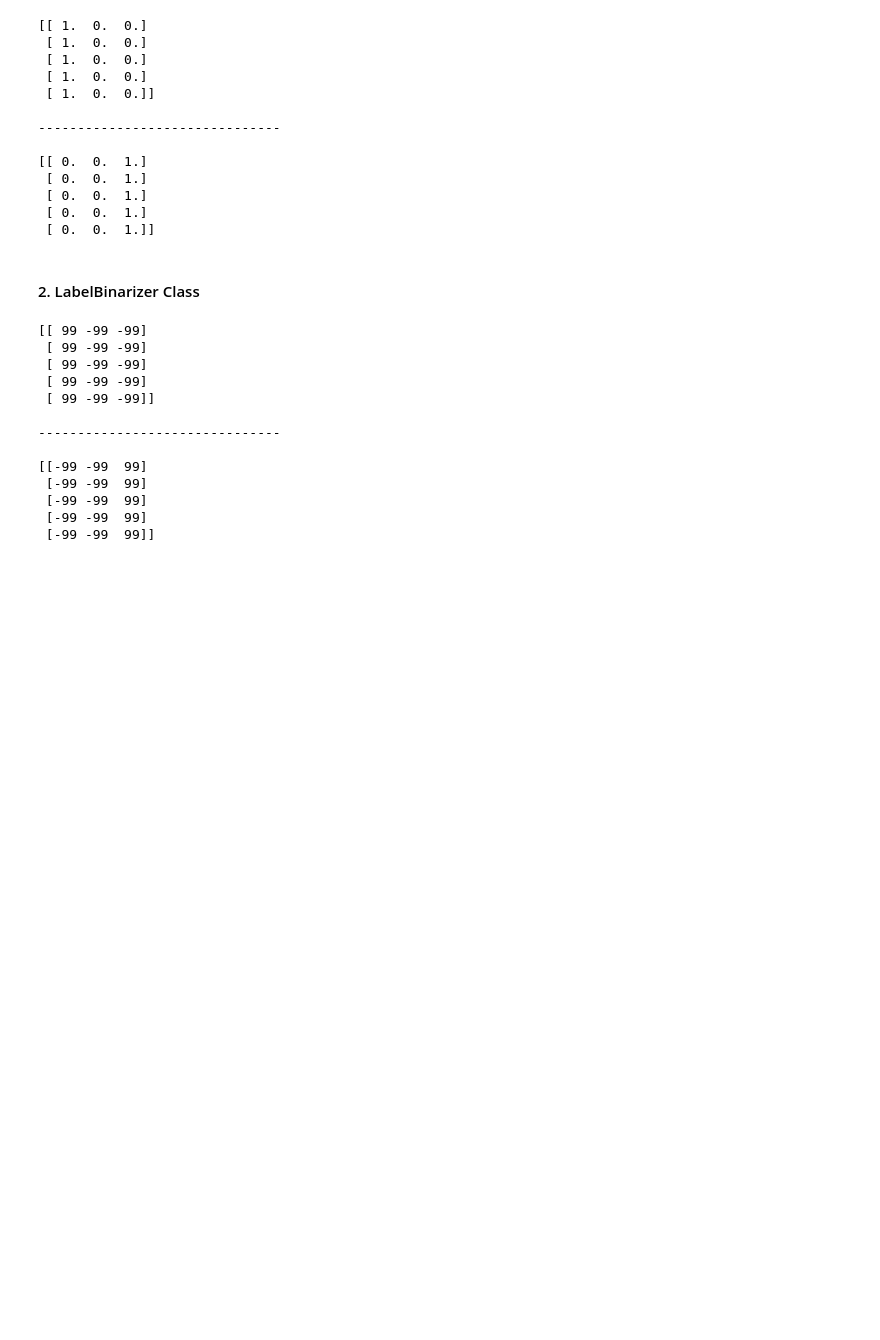
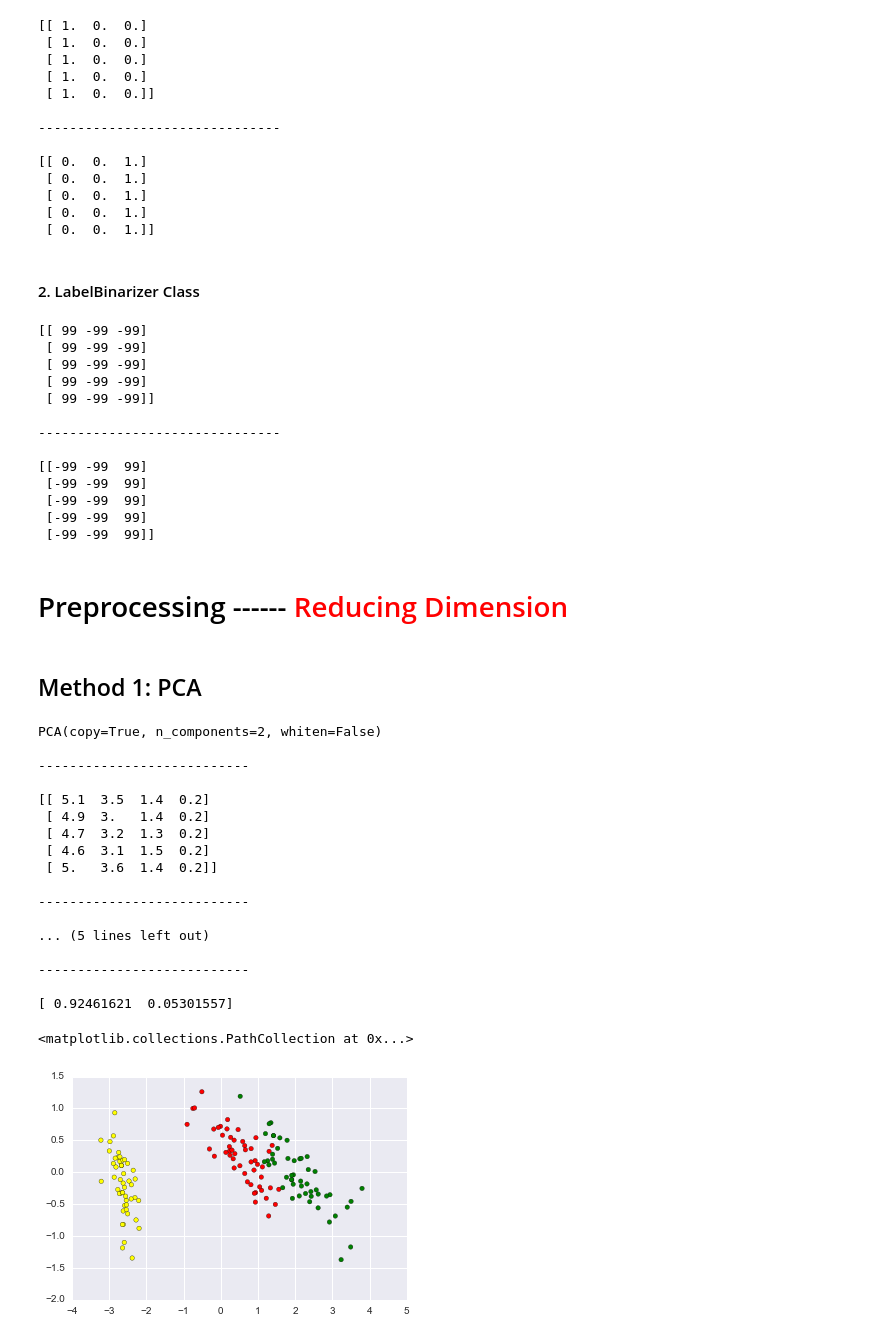
Before and after one commit to LyuuuuXinwei/KaggleProject, a Jupyter notebook: Pre-Process.ipynb, the cells around one changed output. Drawn from its saved outputs; the diff is of its cells as text; code cells hidden in the pictures; blank space fills up the shorter version.

```diff
--- a/Pre-Process.ipynb
+++ b/Pre-Process.ipynb
@@ -169,0 +197,4 @@ print(matrix)
+# %%
+iris = datasets.load_iris()
+iris_data = iris.data
+np.random.seed(0)
@@ -245,3 +357,43 @@ print (res[-5:])
  [-99 -99  99]
  [-99 -99  99]
  [-99 -99  99]]
+# %% [markdown]
+# Preprocessing ------ <font color='red'> Reducing Dimension </color>
+# %%
+# load datast
+iris = datasets.load_iris()
+iris_data = iris.data
+# %% [markdown]
+## Method 1: PCA
+# %%
+#choose 2 variables
+pca = decomposition.PCA(n_components=2)
+print(pca)
+iris_pca = pca.fit_transform(iris_data)
+# before pca
+printme(iris_data[:5])
+# after pca
+printme(iris_pca[:5])
+printme(pca.explained_variance_ratio_)
+
+plt.scatter(x=iris_pca[:,0],y=iris_pca[:,1], c=[use_colors[x] for x in iris.target])
+# %% [output]
+PCA(copy=True, n_components=2, whiten=False)
+
+---------------------------
+
+[[ 5.1  3.5  1.4  0.2]
+ [ 4.9  3.   1.4  0.2]
+ [ 4.7  3.2  1.3  0.2]
+ [ 4.6  3.1  1.5  0.2]
+ [ 5.   3.6  1.4  0.2]]
+
+---------------------------
+
+... (5 lines left out)
+
+---------------------------
+
+[ 0.92461621  0.05301557]
+<matplotlib.collections.PathCollection at 0x...>
+[figure, added]
```
Also changed, not shown: parts of 27 cells of this notebook.
